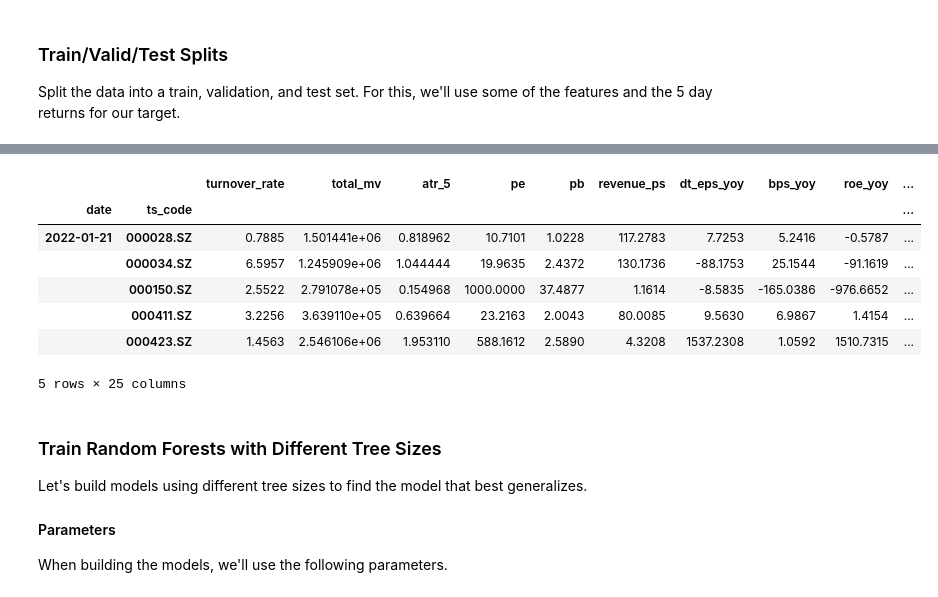
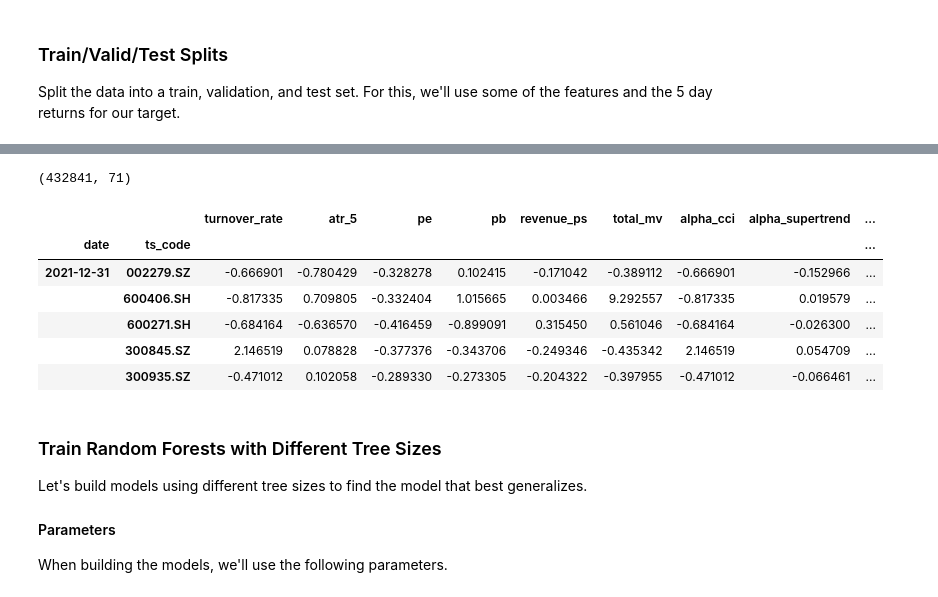
Before and after one commit to JiaRuiming-1/AI-Trading, a Jupyter notebook: P7_Backtesting/RandomForest_Combine_Factor.ipynb, the cells around one changed output, grey strips where cells are left out. Cells and saved outputs as stored; diff of their text form; code cells hidden in the pictures.

```diff
--- a/P7_Backtesting/RandomForest_Combine_Factor.ipynb
+++ b/P7_Backtesting/RandomForest_Combine_Factor.ipynb
@@ -106,7 +96,12 @@ As some alpha factors measure time is not same, we can also shift.
 # %%
 # save all_factors which is no need to train
 universe = all_factors.copy(deep=True)
-all_factors['target'] = all_factors.groupby('ts_code')['return_2q'].shift(-5).fillna(0).astype(np.int16)
+all_factors = all_factors.replace([np.inf, -np.inf], np.nan)
+#all_factors['target'] = all_factors.groupby('ts_code')['return_2q'].shift(-5).fillna(0).astype(np.int16)
+all_factors['target'] = all_factors.groupby('ts_code')['return_2q'].shift(-5)
 
-universe = universe.loc[universe['trade_date']>20170601]
-all_factors = all_factors.loc[all_factors['trade_date']>20170601]
+all_factors = all_factors.dropna()
+all_factors['target'] = all_factors['target'].astype(np.int16)
+
+universe = universe.loc[universe['trade_date']<20230317]
+all_factors = all_factors.loc[all_factors['trade_date']<20230317]
@@ -149,4 +124,0 @@ alpha_skew2sentiment
-# %%
-#all_factors = all_factors[~all_factors.isin([np.nan, np.inf, -np.inf]).any(1)]
-all_factors = all_factors.replace([np.inf, -np.inf], 0.)
-all_factors.shape
@@ -154,0 +125,25 @@ all_factors.shape
+# %%
+# 'total_mv' not add
+features = ['turnover_rate', 'atr_5', 'pe', 'pb', 'revenue_ps', 'total_mv',
+       #'dt_eps_yoy', 'bps_yoy', 'roe_yoy', 'ebt_yoy', 'or_yoy', 'equity_yoy',
+       'alpha_cci', 'alpha_supertrend', 'alpha_kama', 'alpha_close2open_5_sma',
+       'alpha_close2open_25_sma', 'alpha_skew2sentiment', 'alpha_fundamental']+ sector_columns
+
+target_label = 'target'
+
+# for col in features:
+#     if all_factors[col].isnull().any():
+#         print(col)
+
+# if all_factors[target_label].isnull().any():
+#     print(target_label)
+# all_factors = all_factors.fillna(0.)
+# all_factors.sort_index(inplace=True)
+# %%
+#all_factors = all_factors.replace([np.inf, -np.inf], np.nan)
+#all_factors = all_factors[~all_factors.isin([np.nan, np.inf, -np.inf]).any(1)]
+#all_factors.shape
+all_factors.reset_index(inplace=True)
+all_factors['date'] = pd.to_datetime(all_factors['trade_date'], format='%Y%m%d')
+all_factors = all_factors.set_index(['date','ts_code']).sort_values(by=['date'])
+all_factors.head()
@@ -155,20 +159,21 @@ all_factors.shape
 # %%
 tmp = all_factors.dropna().copy()
+print(tmp.shape)
 X = tmp[features]
-y = tmp[target_label]
+y = tmp[target_label].astype(np.int16)
 
 X_train, X_valid, X_test, y_train, y_valid, y_test = ph.train_valid_test_split(X, y, 0.6, 0.2, 0.2)
 
 X_test.head()
 # %% [output]
+(432841, 71)
-|  |  | turnover_rate | total_mv | atr_5 | pe | pb | revenue_ps | dt_eps_yoy | bps_yoy | roe_yoy | ... |
-| date | ts_code |  |  |  |  |  |  |  |  |  | ... |
-| 2022-01-21 | 000028.SZ | 0.7885 | 1.501441e+06 | 0.818962 | 10.7101 | 1.0228 | 117.2783 | 7.7253 | 5.2416 | -0.5787 | ... |
-|  | 000034.SZ | 6.5957 | 1.245909e+06 | 1.044444 | 19.9635 | 2.4372 | 130.1736 | -88.1753 | 25.1544 | -91.1619 | ... |
-|  | 000150.SZ | 2.5522 | 2.791078e+05 | 0.154968 | 1000.0000 | 37.4877 | 1.1614 | -8.5835 | -165.0386 | -976.6652 | ... |
-|  | 000411.SZ | 3.2256 | 3.639110e+05 | 0.639664 | 23.2163 | 2.0043 | 80.0085 | 9.5630 | 6.9867 | 1.4154 | ... |
-|  | 000423.SZ | 1.4563 | 2.546106e+06 | 1.953110 | 588.1612 | 2.5890 | 4.3208 | 1537.2308 | 1.0592 | 1510.7315 | ... |
+|  |  | turnover_rate | atr_5 | pe | pb | revenue_ps | total_mv | alpha_cci | alpha_supertrend | ... |
+| date | ts_code |  |  |  |  |  |  |  |  | ... |
+| 2021-12-31 | 002279.SZ | -0.666901 | -0.780429 | -0.328278 | 0.102415 | -0.171042 | -0.389112 | -0.666901 | -0.152966 | ... |
+|  | 600406.SH | -0.817335 | 0.709805 | -0.332404 | 1.015665 | 0.003466 | 9.292557 | -0.817335 | 0.019579 | ... |
+|  | 600271.SH | -0.684164 | -0.636570 | -0.416459 | -0.899091 | 0.315450 | 0.561046 | -0.684164 | -0.026300 | ... |
+|  | 300845.SZ | 2.146519 | 0.078828 | -0.377376 | -0.343706 | -0.249346 | -0.435342 | 2.146519 | 0.054709 | ... |
+|  | 300935.SZ | -0.471012 | 0.102058 | -0.289330 | -0.273305 | -0.204322 | -0.397955 | -0.471012 | -0.066461 | ... |
-5 rows × 25 columns
 # %% [markdown]
 ### Train Random Forests with Different Tree Sizes
 Let's build models using different tree sizes to find the model that best generalizes.
```
Also changed, not shown: parts of 27 cells of this notebook, 2 other files.
